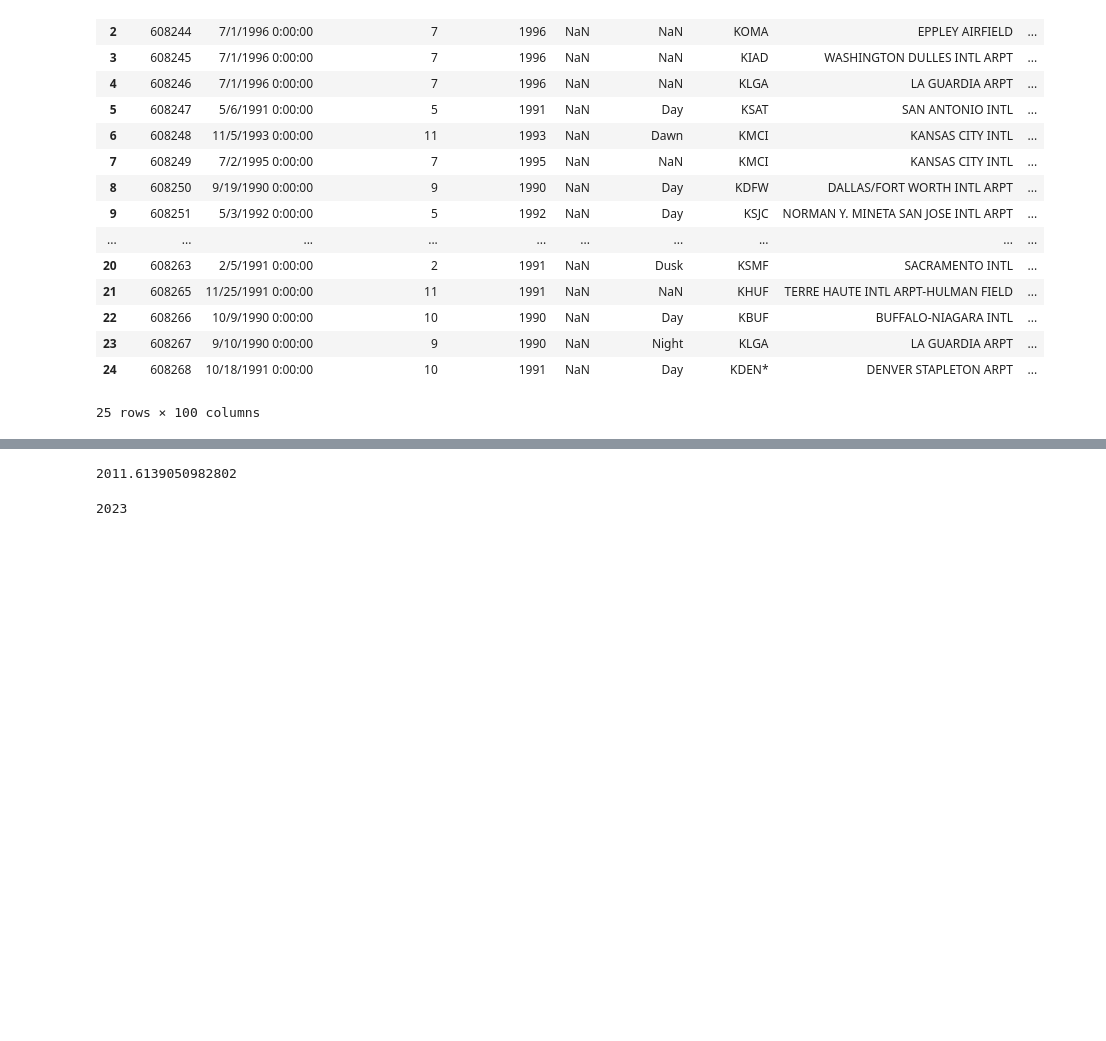
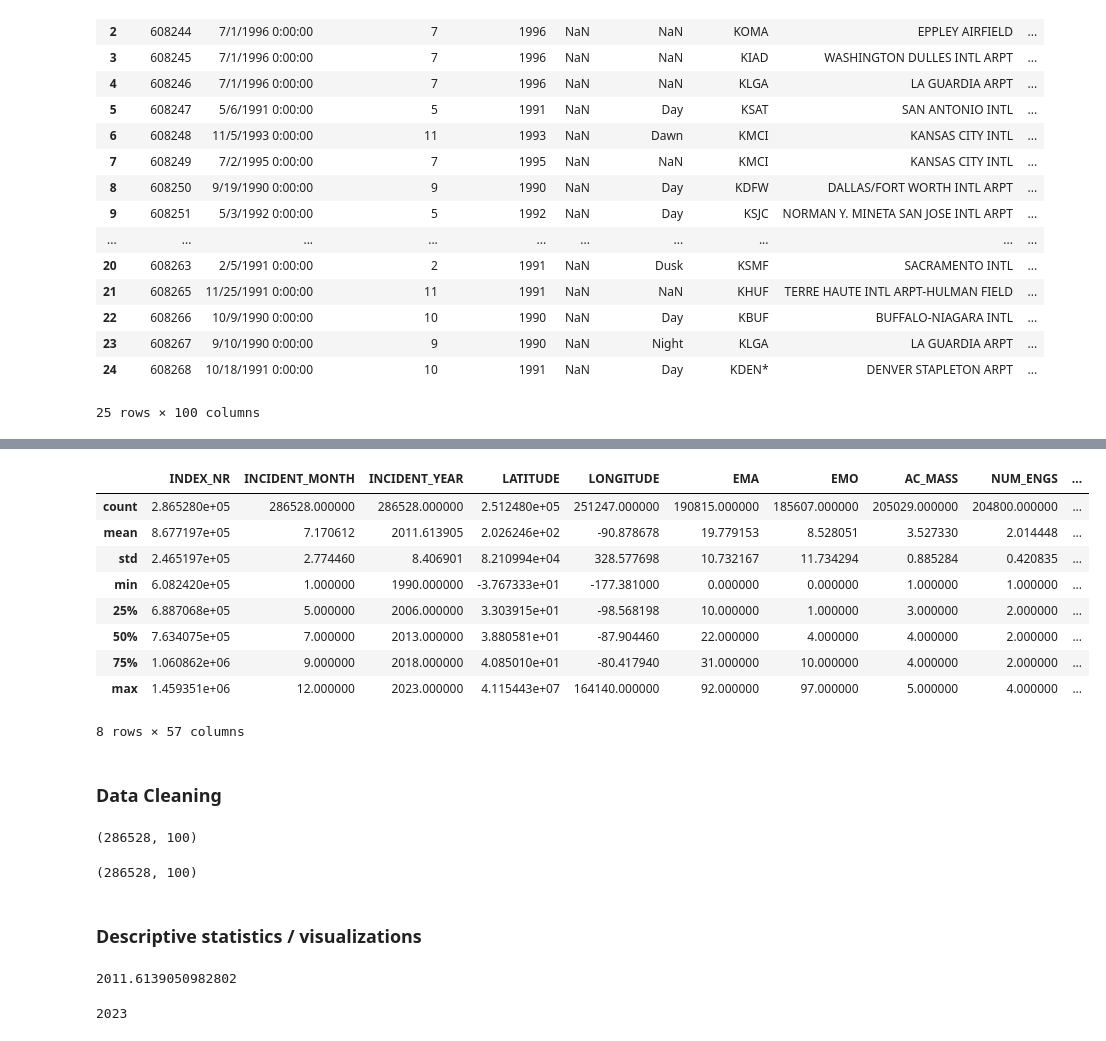
Before and after one commit to jpthefish/ALAN-Birdstrike-Data-For-Research, a Jupyter notebook: ALAN_Notebook.ipynb, the cells around one changed output, grey strips where cells are left out. Cells and saved outputs as stored; diff of their text form; code cells hidden in the pictures; blank space fills up the shorter version.

```diff
--- a/ALAN_Notebook.ipynb
+++ b/ALAN_Notebook.ipynb
@@ -28,0 +56,25 @@ dataframe.head(25)
+# %%
+df.describe()
+# %% [output]
+|  | INDEX_NR | INCIDENT_MONTH | INCIDENT_YEAR | LATITUDE | LONGITUDE | EMA | EMO | AC_MASS | NUM_ENGS | ... |
+| count | 2.865280e+05 | 286528.000000 | 286528.000000 | 2.512480e+05 | 251247.000000 | 190815.000000 | 185607.000000 | 205029.000000 | 204800.000000 | ... |
+| mean | 8.677197e+05 | 7.170612 | 2011.613905 | 2.026246e+02 | -90.878678 | 19.779153 | 8.528051 | 3.527330 | 2.014448 | ... |
+| std | 2.465197e+05 | 2.774460 | 8.406901 | 8.210994e+04 | 328.577698 | 10.732167 | 11.734294 | 0.885284 | 0.420835 | ... |
+| min | 6.082420e+05 | 1.000000 | 1990.000000 | -3.767333e+01 | -177.381000 | 0.000000 | 0.000000 | 1.000000 | 1.000000 | ... |
+| 25% | 6.887068e+05 | 5.000000 | 2006.000000 | 3.303915e+01 | -98.568198 | 10.000000 | 1.000000 | 3.000000 | 2.000000 | ... |
+| 50% | 7.634075e+05 | 7.000000 | 2013.000000 | 3.880581e+01 | -87.904460 | 22.000000 | 4.000000 | 4.000000 | 2.000000 | ... |
+| 75% | 1.060862e+06 | 9.000000 | 2018.000000 | 4.085010e+01 | -80.417940 | 31.000000 | 10.000000 | 4.000000 | 2.000000 | ... |
+| max | 1.459351e+06 | 12.000000 | 2023.000000 | 4.115443e+07 | 164140.000000 | 92.000000 | 97.000000 | 5.000000 | 4.000000 | ... |
+8 rows × 57 columns
+# %% [markdown]
+### Data Cleaning
+# %%
+df.shape
+# %% [output]
+(286528, 100)
+# %%
+# Check for duplicates
+# Diminsions of the database remain the same after dropping duplicates, indicating that none were found
+df.drop_duplicates().shape
+# %% [output]
+(286528, 100)
@@ -29,2 +84,4 @@ dataframe.head(25)
+# %% [markdown]
+### Descriptive statistics / visualizations
 # %%
 # Mean incident year
```
Also changed, not shown: parts of 19 cells of this notebook.
